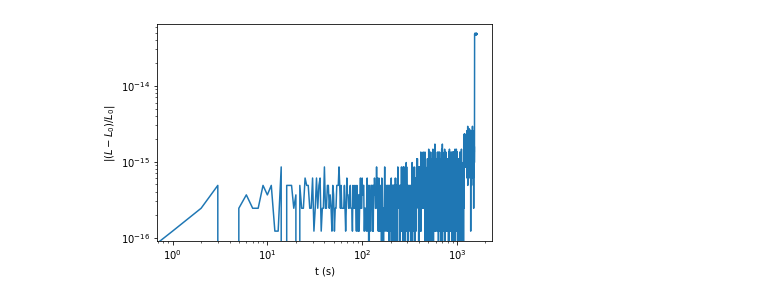
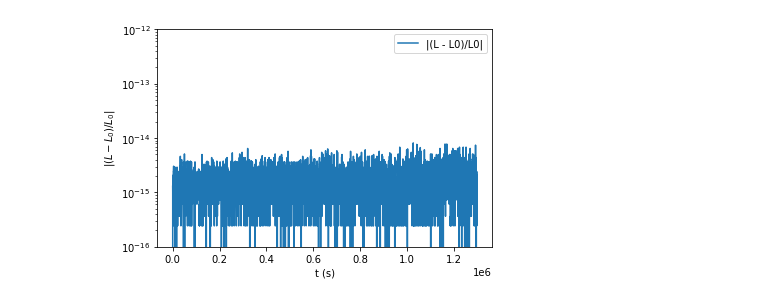
Before and after one commit to carlislewishard/swiftest, a Jupyter notebook: examples/symba_mars_disk/energy_angmtm.ipynb, the cells around one changed output. Cells and saved outputs as stored; diff of their text form; code cells hidden in the pictures.

```diff
--- a/examples/symba_mars_disk/energy_angmtm.ipynb
+++ b/examples/symba_mars_disk/energy_angmtm.ipynb
@@ -4,9 +5,15 @@ import pandas as pd
 # %%
 egy = pd.read_csv("energy.out")
+# %%
+egy['Ltot'] = np.sqrt(egy['Lx']**2 + egy['Ly']**2 + egy['Lz']**2)
+egy['Etot'] = egy['Eorbit'] + egy['Ecollisions']
+egy['(Eorbit - E0)/|E0|'] = (egy['Eorbit'] - egy['Eorbit'][0]) / np.abs(egy['Eorbit'][0])
+egy['Ecollisions/|E0|'] = egy['Ecollisions'] / np.abs(egy['Eorbit'][0])
+egy['(Etot - E0)/|E0|'] = (egy['Etot'] - egy['Eorbit'][0]) / np.abs(egy['Eorbit'][0])
+egy['(L - L0)/L0'] = (egy['Ltot'] - egy['Ltot'][0]) / egy['Ltot']
+egy['|(M - M0)/M0|'] = np.abs((egy['Mtot'] - egy['Mtot'][0]) / egy['Mtot'])
 # %%
-egy['(Eorbit - E0)/E0'] = (egy['Eorbit'] - egy['Eorbit'][0]) / np.abs(egy['Eorbit'][0])
-ax = egy['(Eorbit - E0)/E0'].plot(x='t')
+ax = egy['(Etot - E0)/|E0|'].plot(x='t')
 ax.set_xlabel("t (s)")
-ax.set_ylabel("$(E_{orbit} - E_0)/E_0$")
-ax.set_xscale('log')
+ax.set_ylabel("$(E_{tot} - E_0)/|E_0|$")
 # %% [output]
@@ -14,7 +21,0 @@ ax.set_xscale('log')
-# %%
-egy['(Eorbit + Ecollisions - E0)/E0'] = ( egy['Eorbit'] + egy['Ecollisions'] - egy['Eorbit'][0]) / egy['Eorbit'][0]
-ax = egy['(Eorbit + Ecollisions - E0)/E0'].plot(x='t')
-ax.set_xlabel("t (s)")
-ax.set_ylabel("$(E_{orbit} + E_{collisions} - E_0)/E_0$")
-ax.set_xscale('log')
-ax.set_yscale('log')
@@ -23,10 +31,11 @@ ax.set_yscale('log')
 # %%
-egy['Ltot'] = np.sqrt(egy['Lx']**2 + egy['Ly']**2 + egy['Lz']**2)
 egy['|(L - L0)/L0|'] = np.abs((egy['Ltot'] - egy['Ltot'][0]) / egy['Ltot'])
-ax = egy['|(L - L0)/L0|'].plot(x='t')
+ax = egy.plot(x='t', y='|(L - L0)/L0|')
 ax.set_xlabel("t (s)")
 ax.set_ylabel('$|(L - L_0)/L_0|$')
-ax.set_xscale('log')
+#ax.set_yscale('symlog')
 ax.set_yscale('log')
+ax.set_ylim([1e-16, 1e-12])
+plt.savefig("AngularMomentum.png")
 # %% [output]
-[figure, old version]
+[figure, new version]
```
Also changed, not shown: parts of 6 cells of this notebook, 5 other files.
